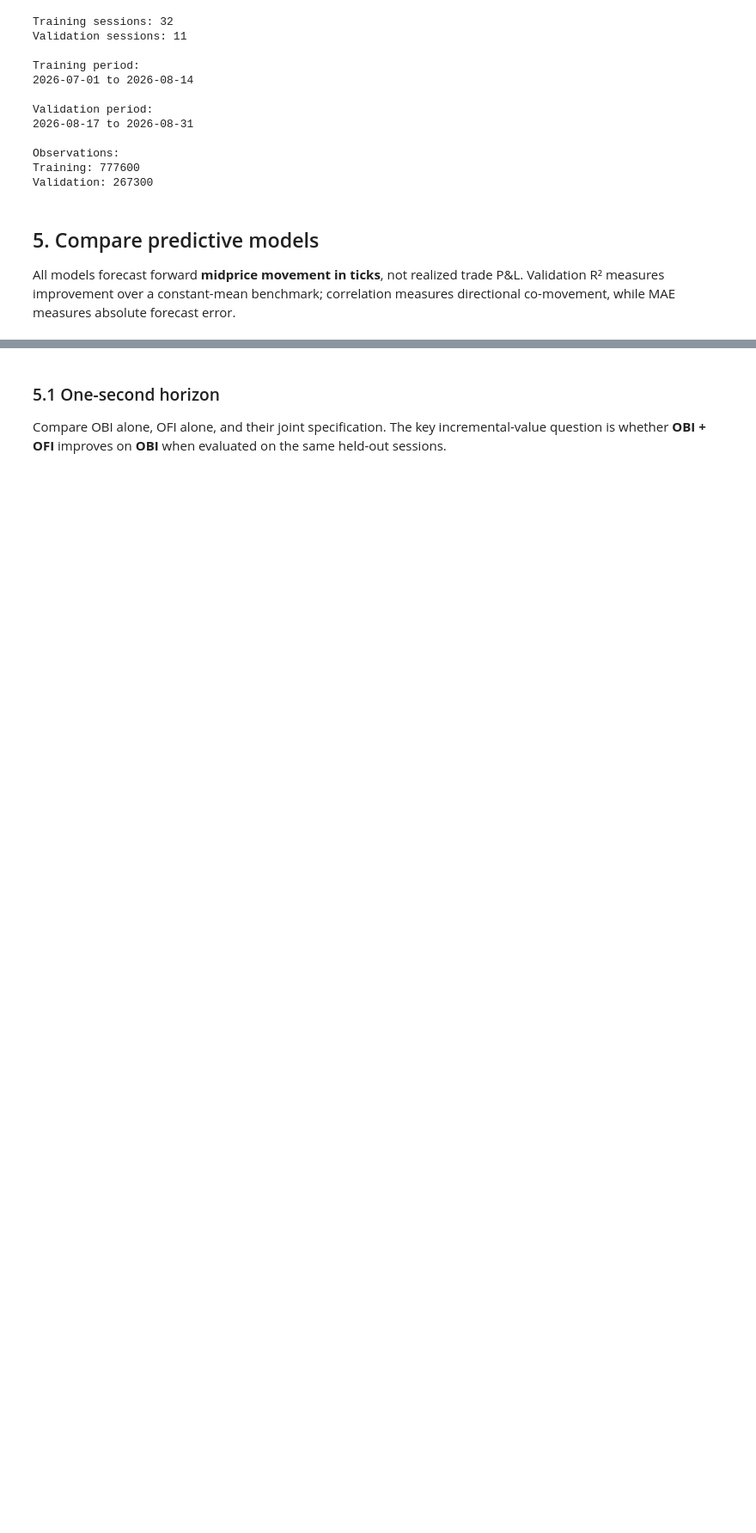
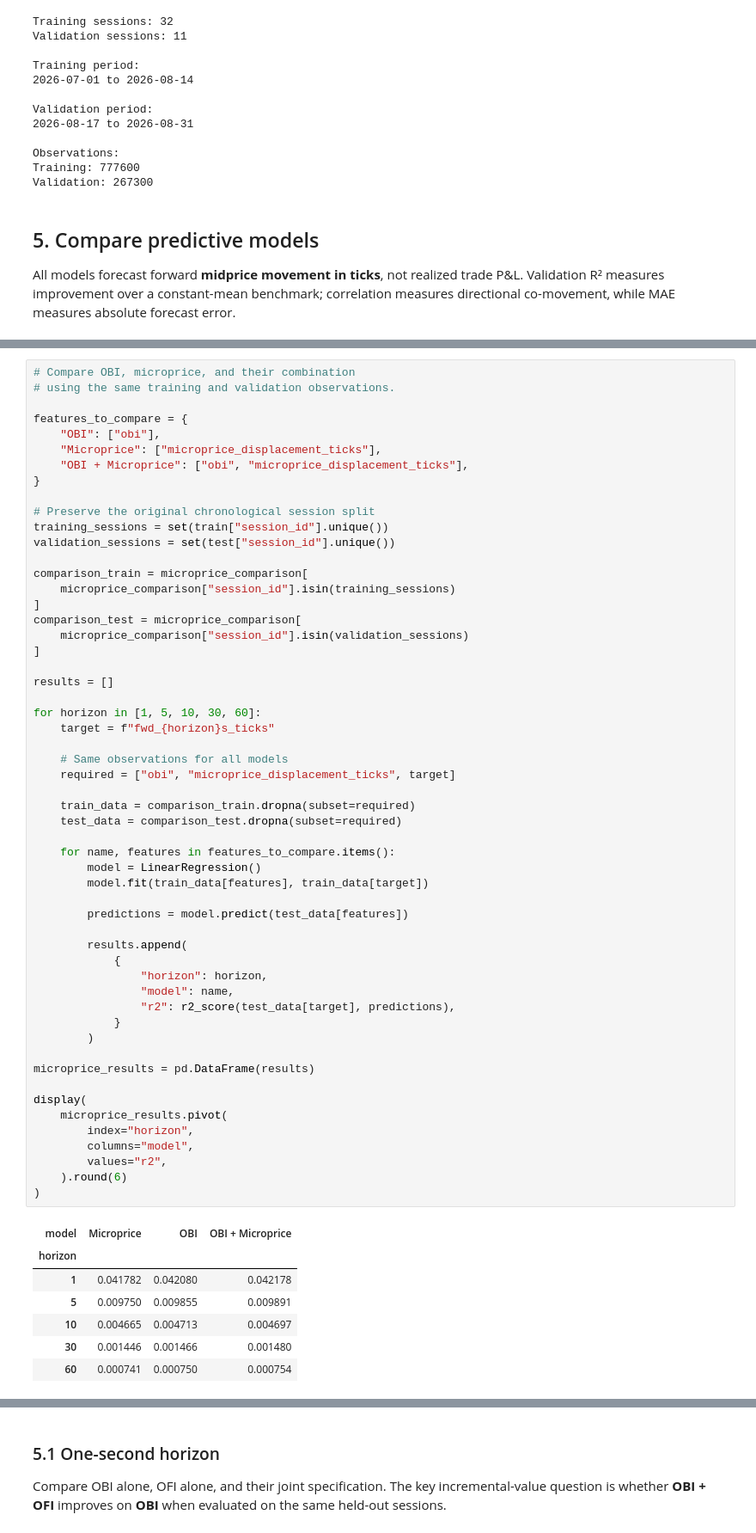
Before and after one commit to dehlandivya/finm37000-grp-2copy, a Jupyter notebook: notebooks/multi_session_analysis.ipynb, the cells around one changed output, grey strips where cells are left out. Shown at 86% size. Cells and saved outputs as stored; diff of their text form; blank space fills up the shorter version.

```diff
--- a/notebooks/multi_session_analysis.ipynb
+++ b/notebooks/multi_session_analysis.ipynb
@@ -264,0 +426,63 @@ All models forecast forward **midprice movement in ticks**, not realized trade P
+# %%
+# Compare OBI, microprice, and their combination
+# using the same training and validation observations.
+
+features_to_compare = {
+    "OBI": ["obi"],
+    "Microprice": ["microprice_displacement_ticks"],
+    "OBI + Microprice": ["obi", "microprice_displacement_ticks"],
+}
+
+# Preserve the original chronological session split
+training_sessions = set(train["session_id"].unique())
+validation_sessions = set(test["session_id"].unique())
+
+comparison_train = microprice_comparison[
+    microprice_comparison["session_id"].isin(training_sessions)
+]
+comparison_test = microprice_comparison[
+    microprice_comparison["session_id"].isin(validation_sessions)
+]
+
+results = []
+
+for horizon in [1, 5, 10, 30, 60]:
+    target = f"fwd_{horizon}s_ticks"
+
+    # Same observations for all models
+    required = ["obi", "microprice_displacement_ticks", target]
+
+    train_data = comparison_train.dropna(subset=required)
+    test_data = comparison_test.dropna(subset=required)
+
+    for name, features in features_to_compare.items():
+        model = LinearRegression()
+        model.fit(train_data[features], train_data[target])
+
+        predictions = model.predict(test_data[features])
+
+        results.append(
+            {
+                "horizon": horizon,
+                "model": name,
+                "r2": r2_score(test_data[target], predictions),
+            }
+        )
+
+microprice_results = pd.DataFrame(results)
+
+display(
+    microprice_results.pivot(
+        index="horizon",
+        columns="model",
+        values="r2",
+    ).round(6)
+)
+# %% [output]
+| model | Microprice | OBI | OBI + Microprice |
+| horizon |  |  |  |
+| 1 | 0.041782 | 0.042080 | 0.042178 |
+| 5 | 0.009750 | 0.009855 | 0.009891 |
+| 10 | 0.004665 | 0.004713 | 0.004697 |
+| 30 | 0.001446 | 0.001466 | 0.001480 |
+| 60 | 0.000741 | 0.000750 | 0.000754 |
```
Also changed, not shown: parts of 20 cells of this notebook.
